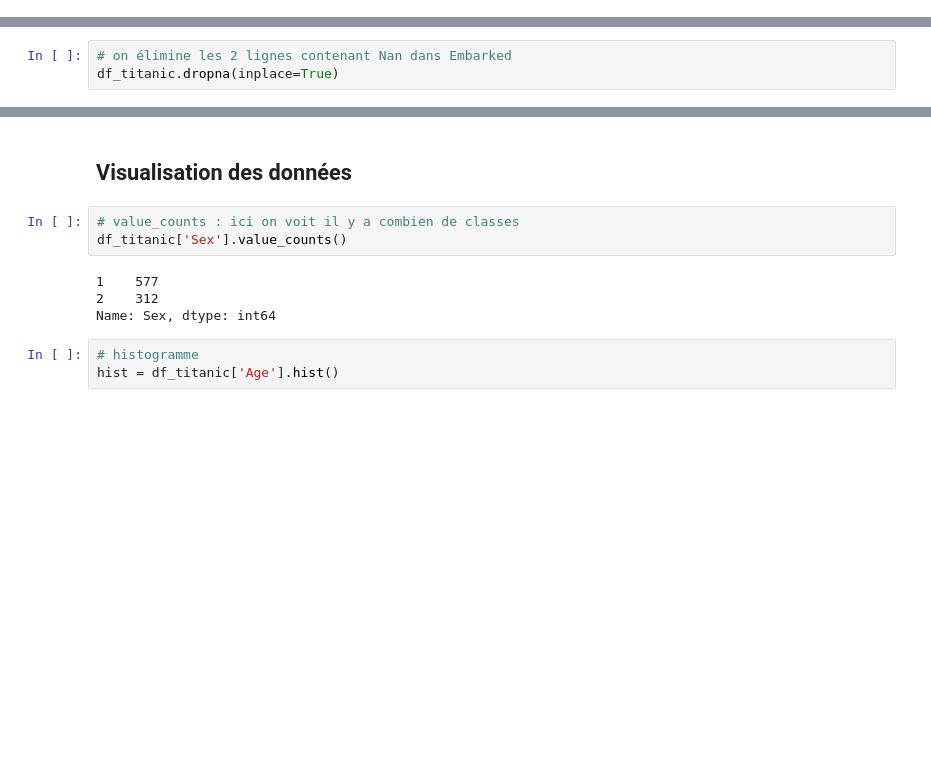
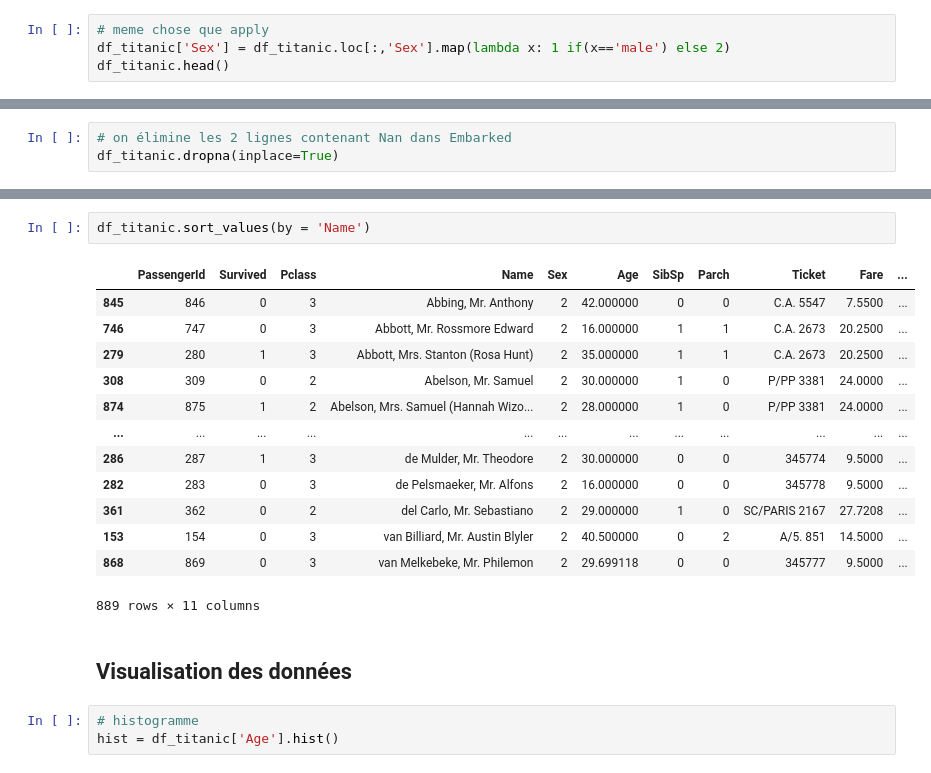
Before and after one commit to DataScIIEnce-ENSIIE/courses-2022-2023, a Jupyter notebook: data-frame-manipulation/pandas.ipynb, the cells around one changed output, grey strips where cells are left out. Drawn from its saved outputs; the diff is of its cells as text; blank space fills up the shorter version.

```diff
--- a/data-frame-manipulation/pandas.ipynb
+++ b/data-frame-manipulation/pandas.ipynb
@@ -248,0 +366,4 @@ df_titanic
+# %%
+# meme chose que apply
+df_titanic['Sex'] = df_titanic.loc[:,'Sex'].map(lambda x: 1 if(x=='male') else 2)
+df_titanic.head()
@@ -278,12 +488,21 @@ np.mean(df_titanic[df_titanic['Survived'] == 1]['Age'])
+# %%
+df_titanic.sort_values(by = 'Name')
+# %% [output]
+|  | PassengerId | Survived | Pclass | Name | Sex | Age | SibSp | Parch | Ticket | Fare | ... |
+| 845 | 846 | 0 | 3 | Abbing, Mr. Anthony | 2 | 42.000000 | 0 | 0 | C.A. 5547 | 7.5500 | ... |
+| 746 | 747 | 0 | 3 | Abbott, Mr. Rossmore Edward | 2 | 16.000000 | 1 | 1 | C.A. 2673 | 20.2500 | ... |
+| 279 | 280 | 1 | 3 | Abbott, Mrs. Stanton (Rosa Hunt) | 2 | 35.000000 | 1 | 1 | C.A. 2673 | 20.2500 | ... |
+| 308 | 309 | 0 | 2 | Abelson, Mr. Samuel | 2 | 30.000000 | 1 | 0 | P/PP 3381 | 24.0000 | ... |
+| 874 | 875 | 1 | 2 | Abelson, Mrs. Samuel (Hannah Wizo... | 2 | 28.000000 | 1 | 0 | P/PP 3381 | 24.0000 | ... |
+| ... | ... | ... | ... | ... | ... | ... | ... | ... | ... | ... | ... |
+| 286 | 287 | 1 | 3 | de Mulder, Mr. Theodore | 2 | 30.000000 | 0 | 0 | 345774 | 9.5000 | ... |
+| 282 | 283 | 0 | 3 | de Pelsmaeker, Mr. Alfons | 2 | 16.000000 | 0 | 0 | 345778 | 9.5000 | ... |
+| 361 | 362 | 0 | 2 | del Carlo, Mr. Sebastiano | 2 | 29.000000 | 1 | 0 | SC/PARIS 2167 | 27.7208 | ... |
+| 153 | 154 | 0 | 3 | van Billiard, Mr. Austin Blyler | 2 | 40.500000 | 0 | 2 | A/5. 851 | 14.5000 | ... |
+| 868 | 869 | 0 | 3 | van Melkebeke, Mr. Philemon | 2 | 29.699118 | 0 | 0 | 345777 | 9.5000 | ... |
+889 rows × 11 columns
 # %% [markdown]
 ## Visualisation des données
-# %%
-# value_counts : ici on voit il y a combien de classes
-df_titanic['Sex'].value_counts()
-# %% [output]
-1    577
-2    312
-Name: Sex, dtype: int64
 # %%
 # histogramme
 hist = df_titanic['Age'].hist()
```
Also changed, not shown: parts of 37 cells of this notebook.
